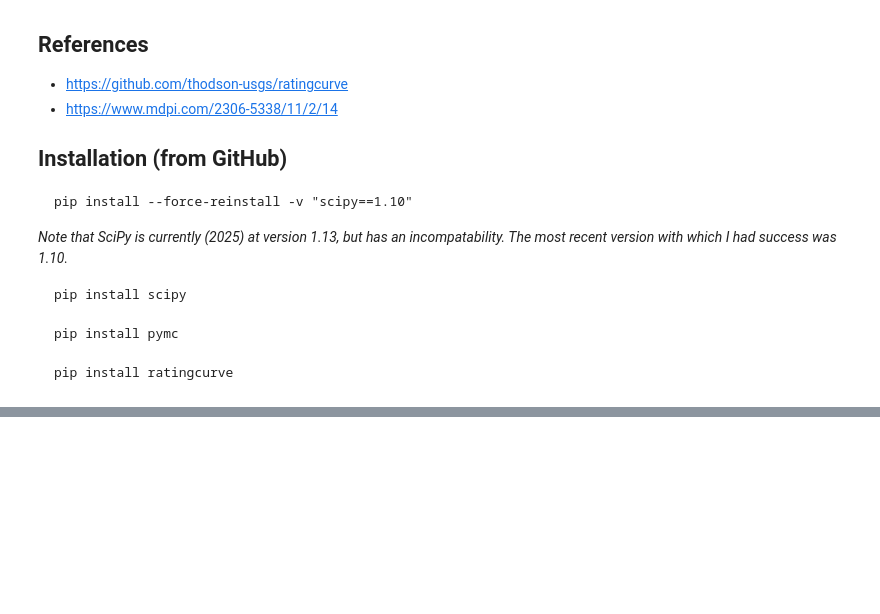
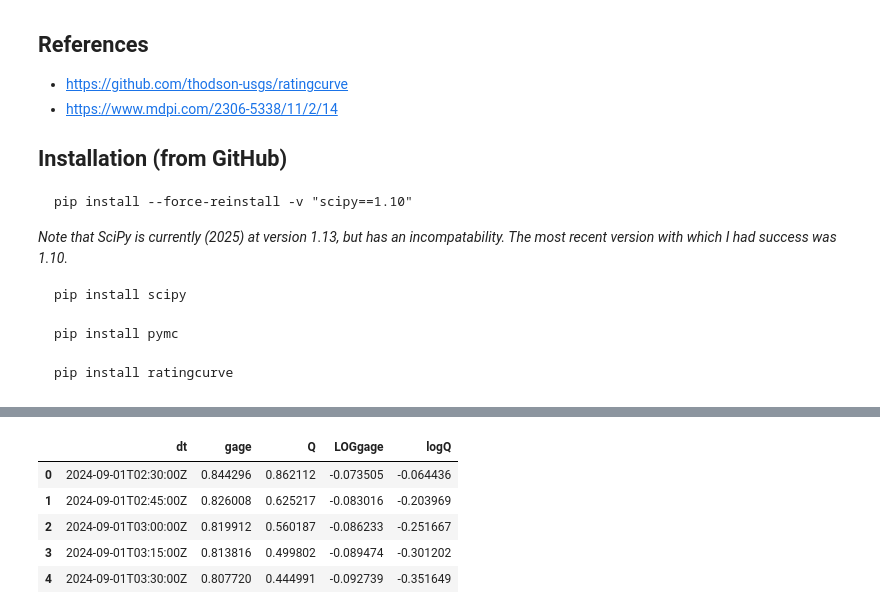
Before and after one commit to dmkahler/Water-Resources-Engineering, a Jupyter notebook: 05a_discharge/05a_rating_curve.ipynb, the cells around one changed output, grey strips where cells are left out. Drawn from its saved outputs; the diff is of its cells as text; code cells hidden in the pictures; blank space fills up the shorter version.

```diff
--- a/05a_discharge/05a_rating_curve.ipynb
+++ b/05a_discharge/05a_rating_curve.ipynb
@@ -51,0 +60,12 @@ Sampling: [model_q]
+# %%
+import pandas as pd
+
+df = pd.read_csv('05a_sept2024.csv')
+df.head()
+# %% [output]
+|  | dt | gage | Q | LOGgage | logQ |
+| 0 | 2024-09-01T02:30:00Z | 0.844296 | 0.862112 | -0.073505 | -0.064436 |
+| 1 | 2024-09-01T02:45:00Z | 0.826008 | 0.625217 | -0.083016 | -0.203969 |
+| 2 | 2024-09-01T03:00:00Z | 0.819912 | 0.560187 | -0.086233 | -0.251667 |
+| 3 | 2024-09-01T03:15:00Z | 0.813816 | 0.499802 | -0.089474 | -0.301202 |
+| 4 | 2024-09-01T03:30:00Z | 0.807720 | 0.444991 | -0.092739 | -0.351649 |
```
Also changed, not shown: parts of 7 cells of this notebook, 3 other files.
